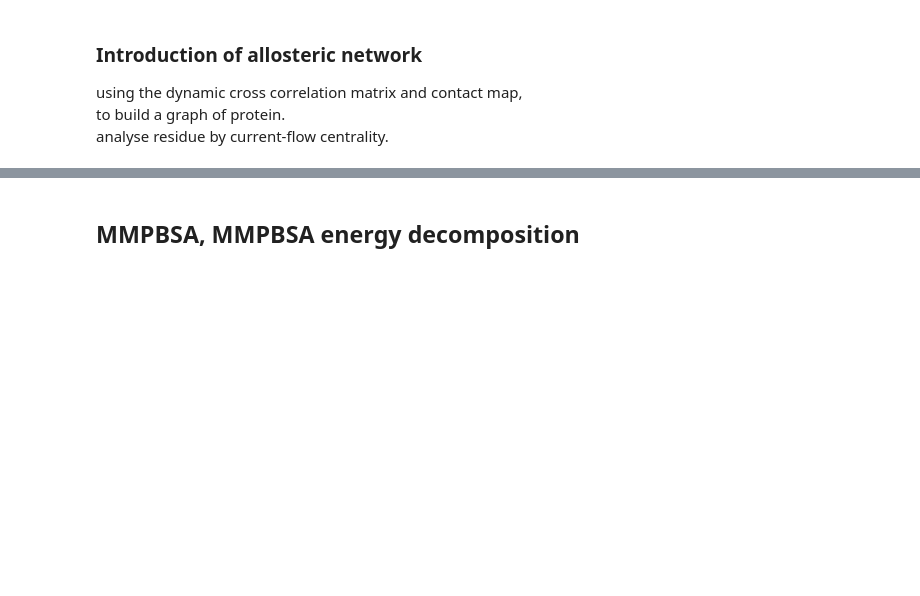
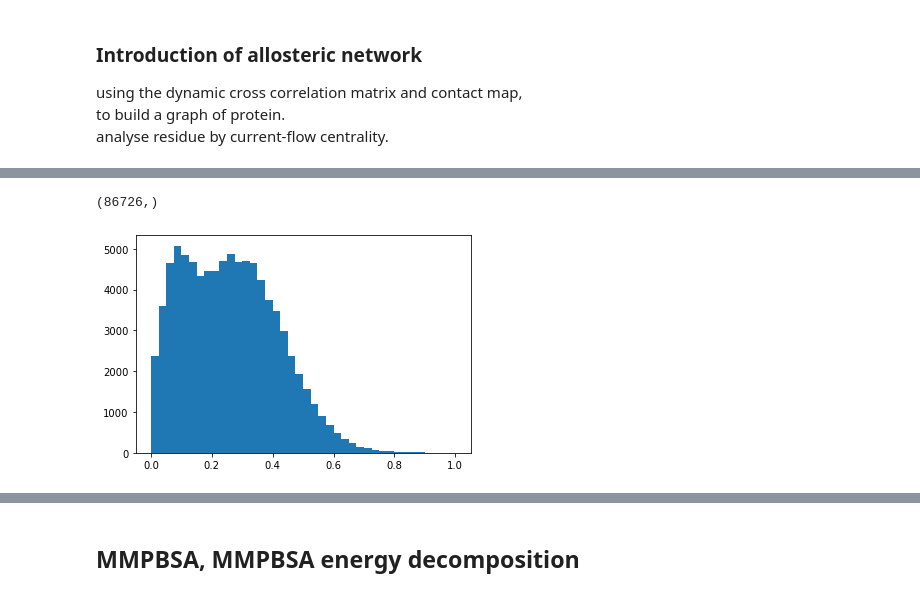
Before and after one commit to Zhili-NJ/amber_MD_script_for_rubisco, a Jupyter notebook: allosteric_analysis/allosteric regulation analysis tutorial.ipynb, the cells around one changed output, grey strips where cells are left out. Saved outputs shown, nothing was run; the diff lists cells and outputs as text; code cells hidden in the pictures; blank space fills up the shorter version.

Commit message:
update dynamic cross correlation

```diff
--- a/allosteric_analysis/allosteric regulation analysis tutorial.ipynb
+++ b/allosteric_analysis/allosteric regulation analysis tutorial.ipynb
@@ -107,0 +158,21 @@ analyse residue by current-flow centrality.  <br>
+# %%
+node_cen=np.array([])
+
+runs='2rubp_2_rep01'
+corr_dir='/Volumes/zhili_8TB/corr_contact/750ns'
+corr_path='/'.join([corr_dir,runs])
+os.chdir(corr_path)
+corr=np.loadtxt('correl_3.out')           #get the correlation matrix
+cont=np.loadtxt('native.dist_all_3.out')  #get the native contact
+cont=cont[:,1:]
+cont2=np.loadtxt('nonnative.dist_all_3.out') #get the nonnative contact
+cont2=cont2[:,1:]
+cont=cont+cont2
+cont[np.abs(cont) < 2] = 0               # ignore the week interaction, normalization
+norn_cont=np.tanh(cont/8)                # use sigmoid to normalize the contact, to reduce the effect of contact in the final matrix
+# one can check the distribution of correlation value [-1,1], and the contact value [0,1?0)
+#So in my opinion, binarize the contact will give better results.
+
+weight_all=norn_cont*corr     #element-wise product of the two matrix.
+weight_all=abs(weight_all)
+#print(weight_all.max(),weight_all.min(),weight_all.shape)
@@ -107,0 +194,8 @@ analyse residue by current-flow centrality.  <br>
+# %%
+nonzero_weight= weight_all[weight_all>0]
+# %%
+hist(nonzero_weight,bins=40,range=(0,1))
+nonzero_weight.shape
+# %% [output]
+(86726,)
+[figure, added]
```
Also changed, not shown: parts of 15 cells of this notebook.
